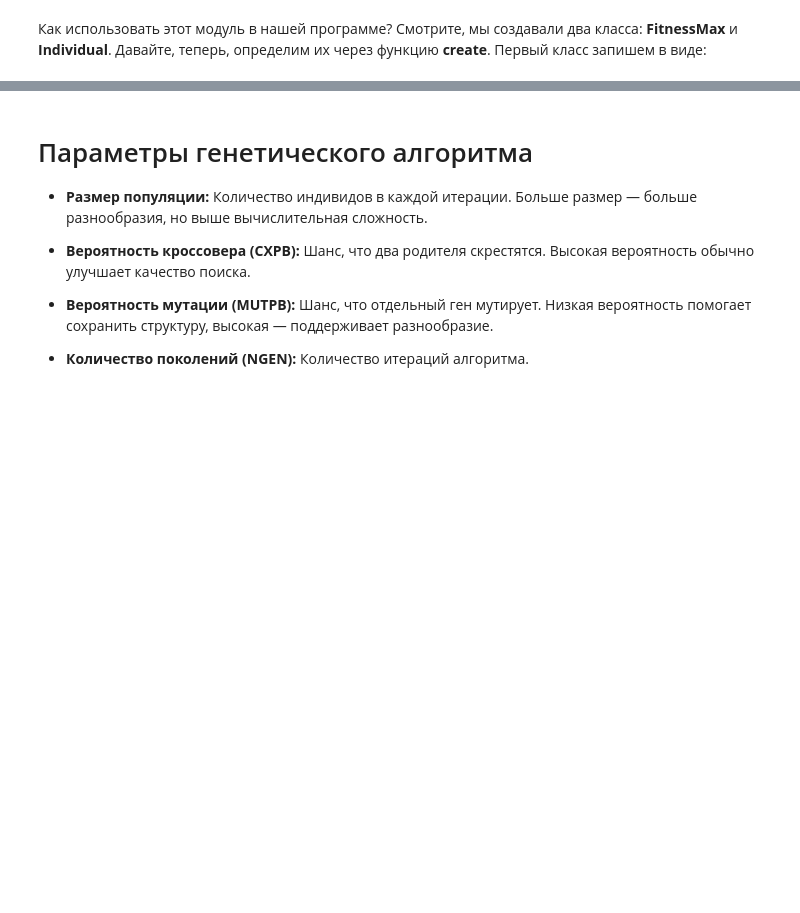
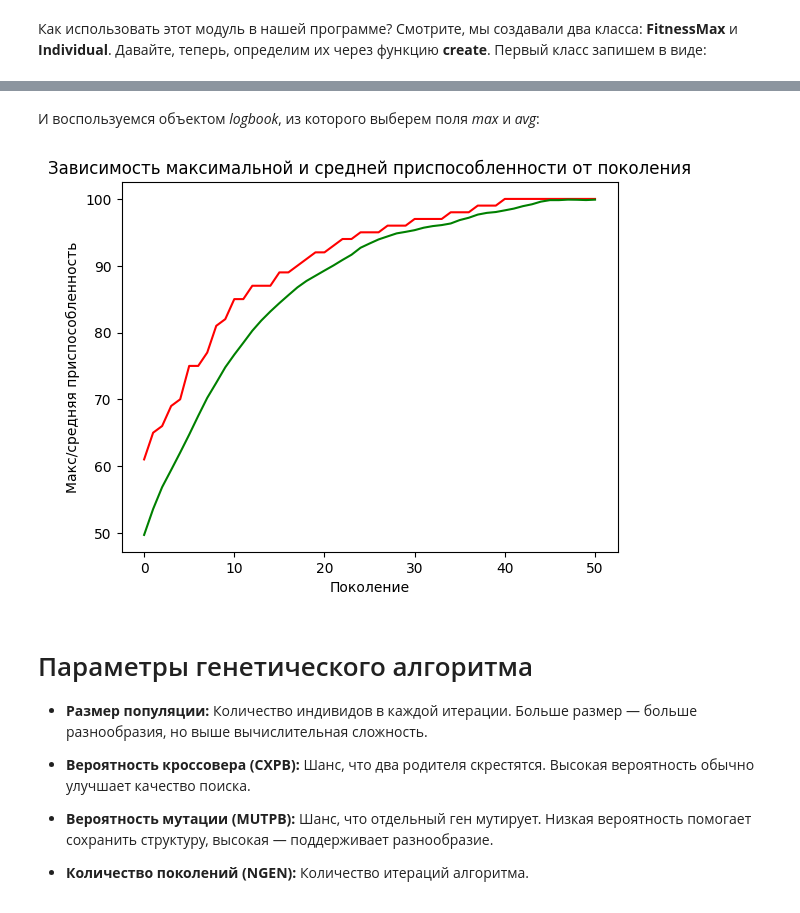
Before and after one commit to Reyqq/learning, a Jupyter notebook: Other/Генетический_Алгоритм.ipynb, the cells around one changed output, grey strips where cells are left out. Drawn from its saved outputs; the diff is of its cells as text; code cells hidden in the pictures; blank space fills up the shorter version.

```diff
--- a/Other/Генетический_Алгоритм.ipynb
+++ b/Other/Генетический_Алгоритм.ipynb
@@ -145,0 +217,5 @@ creator.create("FitnessMax", base.Fitness, weights=(1.0))
+# %%
+import random
+
+toolbox = base.Toolbox()
+toolbox.register("zeroOrOne", random.randint, 0, 1)
@@ -145,0 +241,8 @@ creator.create("FitnessMax", base.Fitness, weights=(1.0))
+# %%
+# Инициализация популяции
+population = toolbox.populationCreator(n=POPULATION_SIZE)
+
+# Запуск генетического алгоритма
+toolbox.register("select", tools.selTournament, tournsize=3)
+toolbox.register("mate", tools.cxOnePoint)
+toolbox.register("mutate", tools.mutFlipBit, indpb=1.0/ONE_MAX_LENGTH)
@@ -145,0 +276,2 @@ creator.create("FitnessMax", base.Fitness, weights=(1.0))
+# %%
+stats = tools.Statistics(lambda ind: ind.fitness.values)
@@ -145,0 +287,8 @@ creator.create("FitnessMax", base.Fitness, weights=(1.0))
+# %%
+# Запуск генетического алгоритма
+population, logbook = algorithms.eaSimple(population, toolbox,
+                                        cxpb=P_CROSSOVER,
+                                        mutpb=P_MUTATION,
+                                        ngen=MAX_GENERATIONS,
+                                        stats=stats,
+                                        verbose=True)
@@ -146,3 +313,17 @@ creator.create("FitnessMax", base.Fitness, weights=(1.0))
+# %% [markdown]
+И воспользуемся объектом *logbook*, из которого выберем поля *max* и *avg*:
+# %%
+
+maxFitnessValues, meanFitnessValues = logbook.select("max", "avg")
+
+plt.plot(maxFitnessValues, color='red')
+plt.plot(meanFitnessValues, color='green')
+plt.xlabel('Поколение')
+plt.ylabel('Макс/средняя приспособленность')
+plt.title('Зависимость максимальной и средней приспособленности от поколения')
+plt.show()
+# %% [output]
+[figure, added]
 # %% [markdown]
 # Параметры генетического алгоритма
 
```
Also changed, not shown: parts of 35 cells of this notebook.
